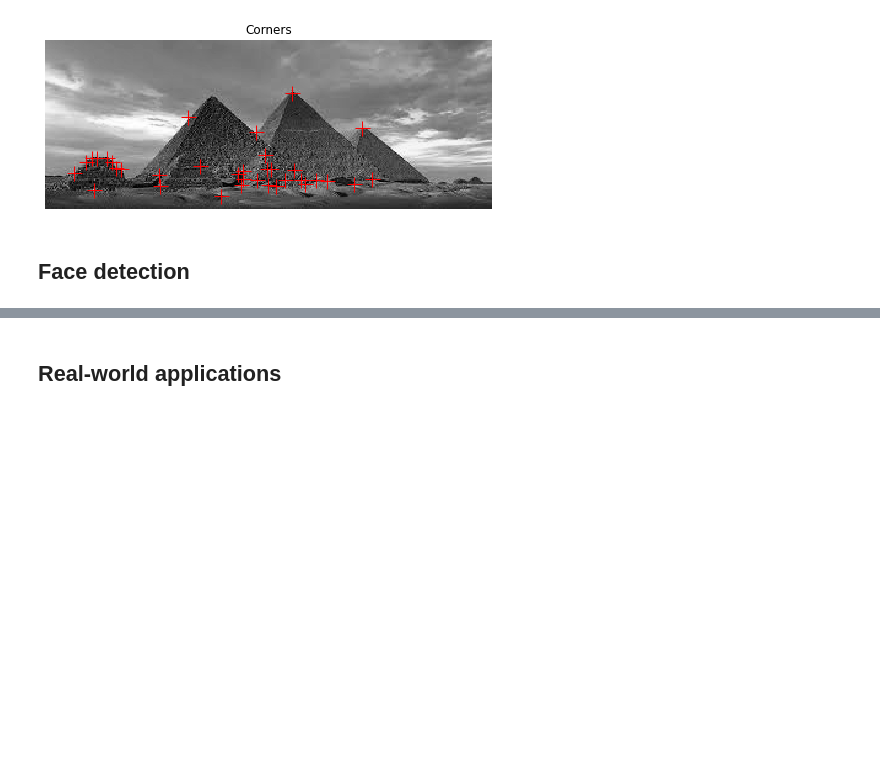
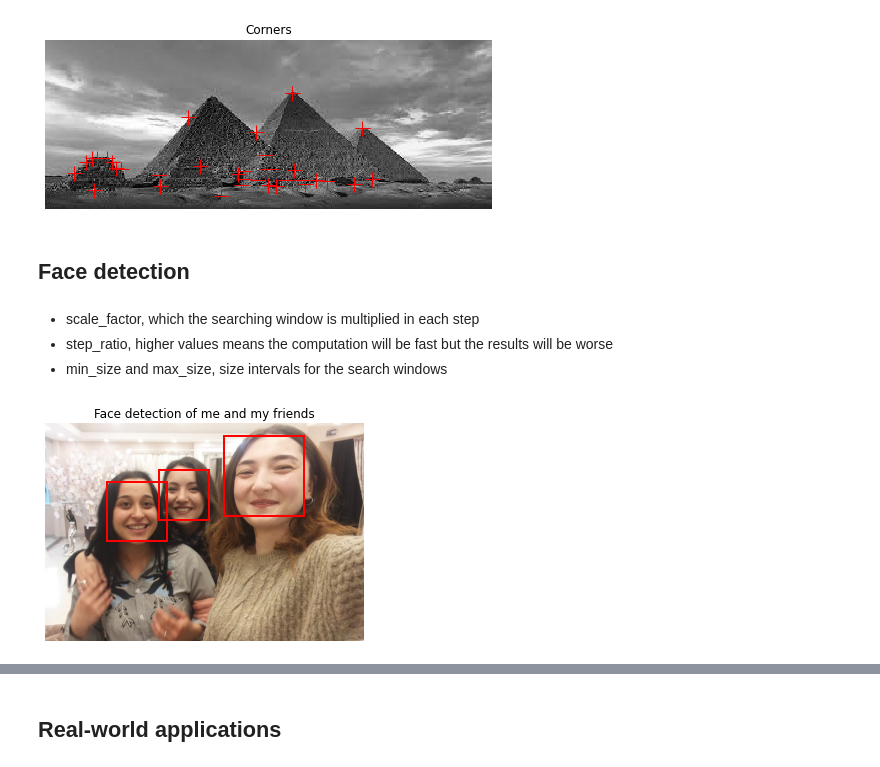
Before and after one commit to Gizem-kaya/Image-Processing-with-Python, a Jupyter notebook: Advanced_Operations_Detecting_Faces_Features.ipynb, the cells around one changed output, grey strips where cells are left out. Drawn from its saved outputs; the diff is of its cells as text; code cells hidden in the pictures; blank space fills up the shorter version.

Commit message:
Face detection is added

```diff
--- a/Advanced_Operations_Detecting_Faces_Features.ipynb
+++ b/Advanced_Operations_Detecting_Faces_Features.ipynb
@@ -29,6 +32,19 @@ def show_corners(image, coordinates, title):
   plt.plot(coordinates[:, 1], coordinates[:, 0], '+r', markersize = 15)
   plt.axis('off')
   plt.show()
+# %%
+def show_face(image, detection, title):
+  plt.imshow(image)
+  img_desc = plt.gca()
+  plt.set_cmap('gray')
+  plt.axis('off')
+  plt.title(title)
+
+  for patch in detection:
+    img_desc.add_patch(patches.Rectangle(
+        (patch['c'], patch['r']), patch['width'], patch['height'], fill = False, color = 'r',linewidth = 2)
+    )
+  plt.show()
 # %% [markdown]
 ## **Finding the edges with Canny**
 # %%
@@ -70,3 +86,24 @@ With a min_distance set to 2, we detect a total 35 corners in the image.
 [figure]
 # %% [markdown]
 ## **Face detection**
+# %%
+face = plt.imread('face.jpg')
+face_gray = color.rgb2gray(face)
+# %%
+trained_file = data.lbp_frontal_face_cascade_filename()
+detector = Cascade(trained_file)
+# %%
+detection = detector.detect_multi_scale(img = face,
+                                        scale_factor = 1.2 ,
+                                        step_ratio = 0.8,
+                                        min_size = (10,10),
+                                        max_size = (500,500)
+                                        )
+# %% [markdown]
+* scale_factor, which the searching window is multiplied in each step
+* step_ratio, higher values means the computation will be fast but the results will be worse
+* min_size and max_size, size intervals for the search windows
+# %%
+show_face(face, detection, 'Face detection of me and my friends')
+# %% [output]
+[figure, added]
```
Also changed, not shown: parts of 2 cells of this notebook.
